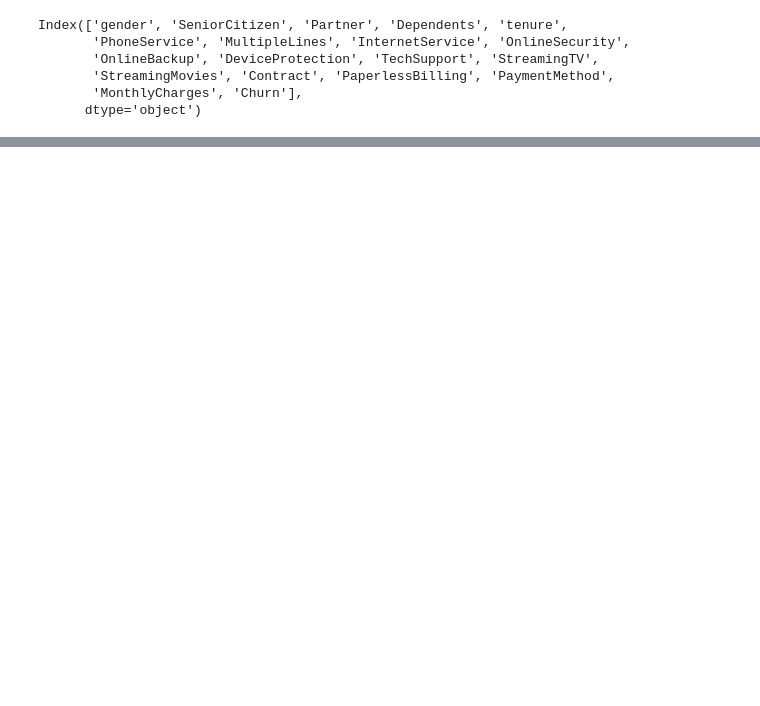
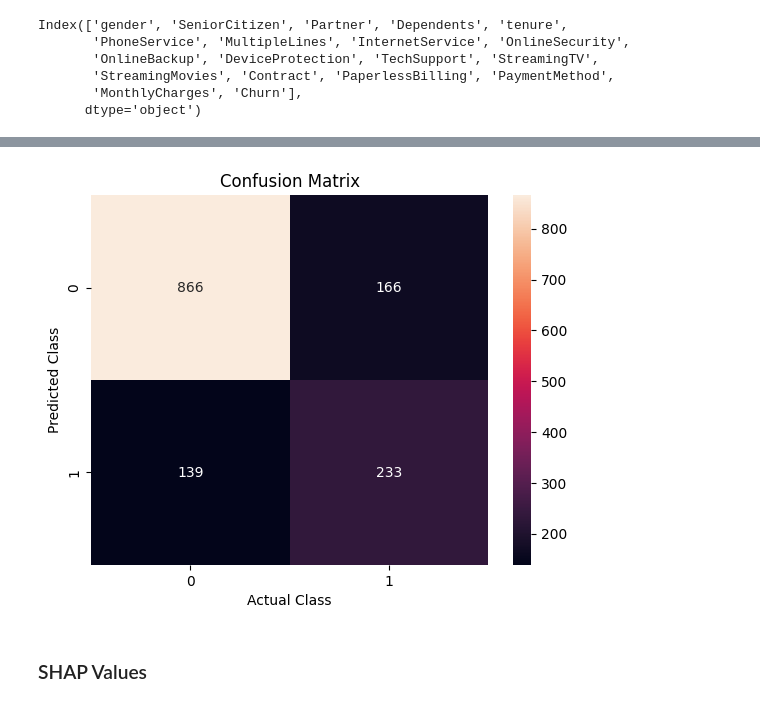
Before and after one commit to cosmicurvy/Customer-Churn-Prediction, a Jupyter notebook: notebooks/model.ipynb, the cells around one changed output, grey strips where cells are left out. Drawn from its saved outputs; the diff is of its cells as text; code cells hidden in the pictures; blank space fills up the shorter version.

```diff
--- a/notebooks/model.ipynb
+++ b/notebooks/model.ipynb
@@ -173,8 +164,10 @@ result_df
 # %%
-classifier = GradientBoostingClassifier(random_state=42)
+# Logistic Regression
+model_lr = LogisticRegression(C=1.0, penalty='l2', solver='lbfgs', random_state=63)
 
-classifier.fit(X_train_res, y_train_res)
-y_pred = classifier.predict(X_test)
-print(confusion_matrix(y_test, y_pred))
-print(classification_report(y_test, y_pred))
+# SMOTE
+X_train_res, y_train_res = sm.fit_resample(X_train, y_train)
+
+print(y_train.value_counts())
+print(y_train_res.value_counts())
 # %% [output]
@@ -190,0 +182,5 @@ weighted avg       0.80      0.78      0.79      1404
+# %%
+model_lr.fit(X_train_res, y_train_res)
+y_pred = model_lr.predict(X_test)
+
+print(classification_report(y_test, y_pred))
@@ -191 +196,11 @@ weighted avg       0.80      0.78      0.79      1404
+# %%
+cm = confusion_matrix(y_test, y_pred)
+
+sns.heatmap(cm, annot=True, fmt='.0f')
+plt.title("Confusion Matrix")
+plt.xlabel('Actual Class')
+plt.ylabel("Predicted Class")
+plt.show()
+# %% [output]
+[figure, added]
 # %%
@@ -195,0 +211,2 @@ with open(filename, 'wb') as f:
+# %% [markdown]
+### SHAP Values
```
Also changed, not shown: parts of 32 cells of this notebook, 4 other files.
